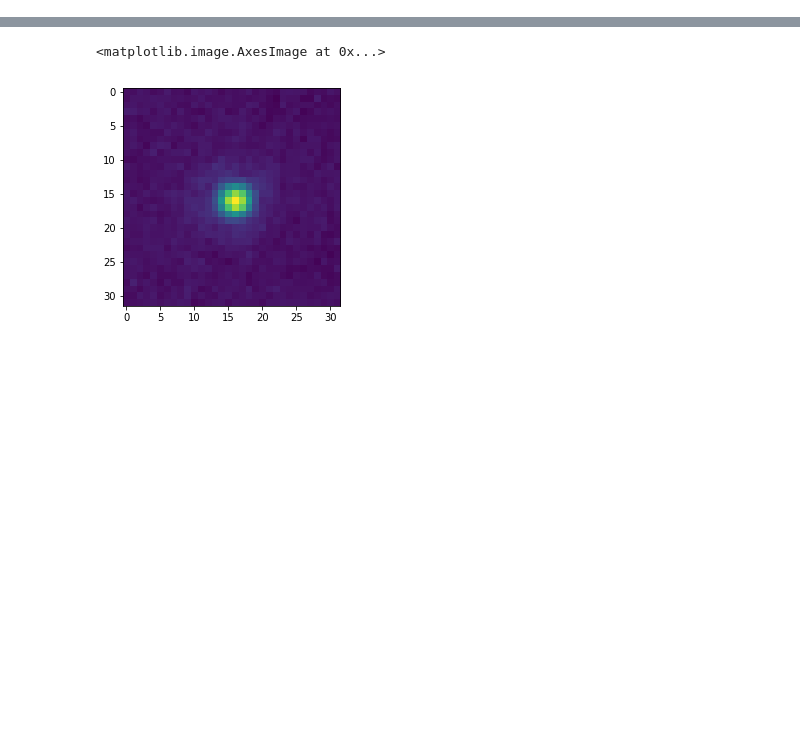
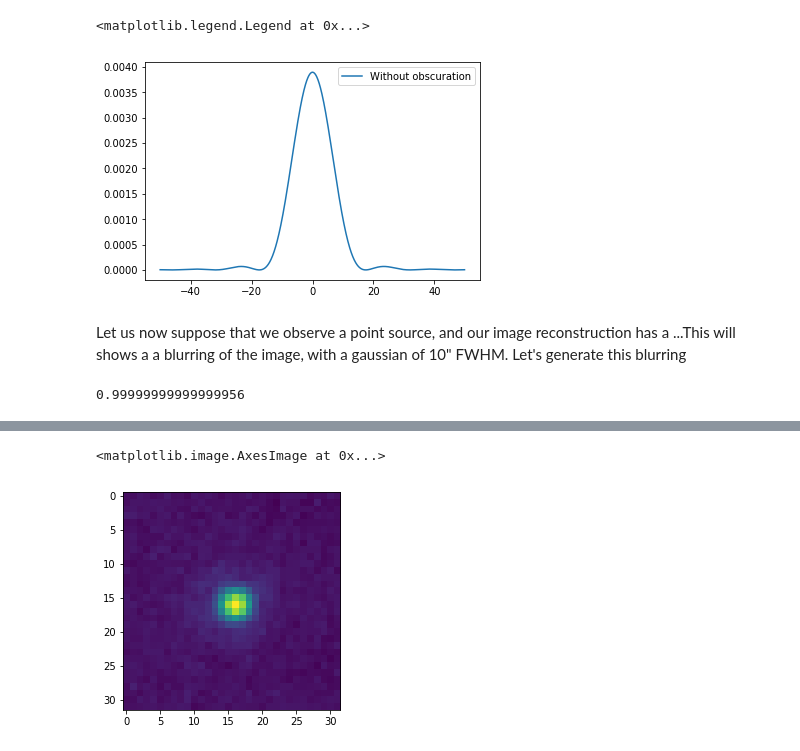
Before and after one commit to H-E-L-P/PSF_normalisation, a Jupyter notebook: notebooks/normalize_psfs.ipynb, the cells around one changed output, grey strips where cells are left out. Saved outputs shown, nothing was run; the diff lists cells and outputs as text; code cells hidden in the pictures; blank space fills up the shorter version.

```diff
--- a/notebooks/normalize_psfs.ipynb
+++ b/notebooks/normalize_psfs.ipynb
@@ -17,0 +56,8 @@ from scipy import interpolate
+# %%
+plt.plot(y[ycen-500:ycen+500], psf[ycen-500:ycen+500, xcen], label='Without obscuration')
+plt.legend()
+# %% [output]
+<matplotlib.legend.Legend at 0x...>
+[figure, added]
+# %% [markdown]
+Let us now suppose that we observe a point source, and our image reconstruction has a ...This will shows a a blurring of the image, with a gaussian of 10" FWHM. Let's generate this blurring
@@ -17,0 +69,5 @@ from scipy import interpolate
+# %%
+# Check our kernel is properly normalized
+np.sum(kernel_blur*resol**2)
+# %% [output]
+0.99999999999999956
```
Also changed, not shown: parts of 44 cells of this notebook.
